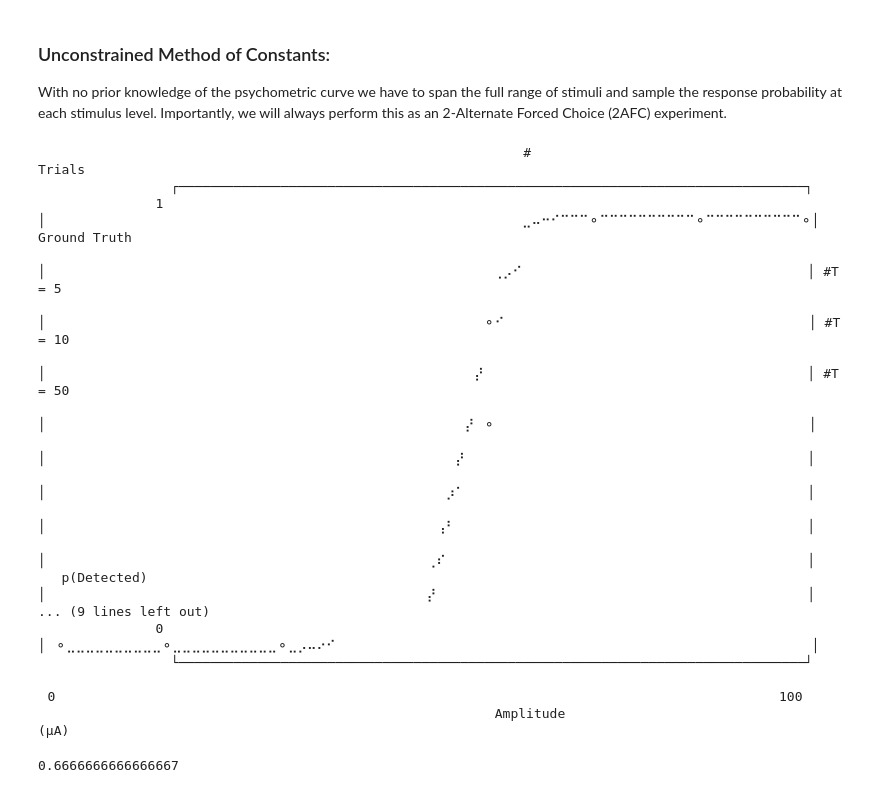
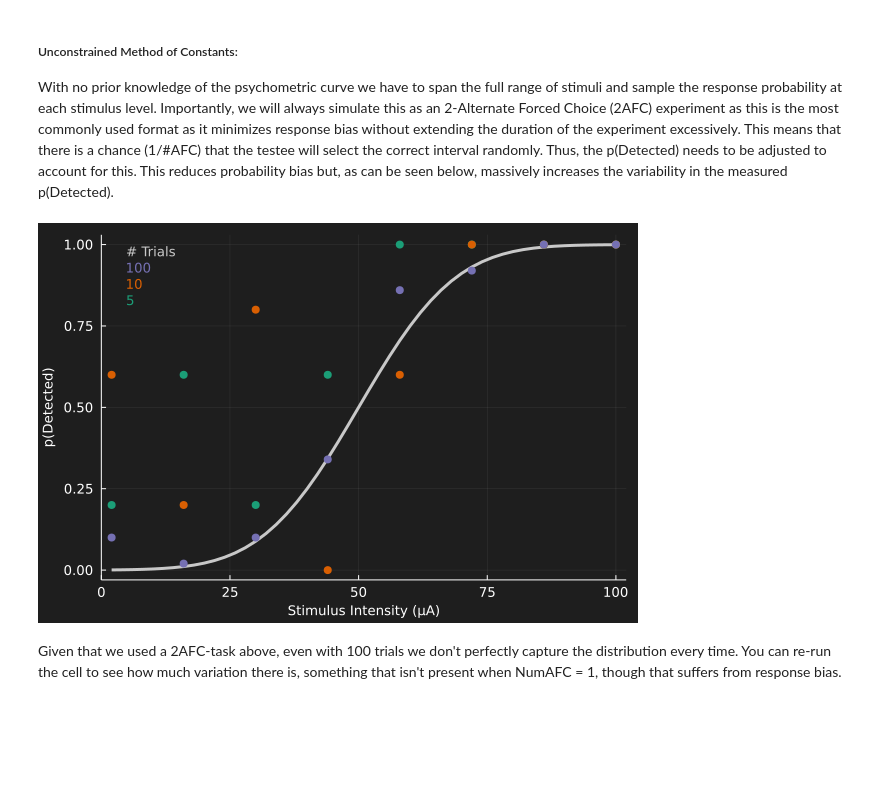
Before and after one commit to CMGreenspon/BCIDetectionThresholdSimulations, a Jupyter notebook: DetectionThresholdNotebook.ipynb, the cells around one changed output. Saved outputs shown, nothing was run; the diff lists cells and outputs as text; code cells hidden in the pictures; blank space fills up the shorter version.

```diff
--- a/DetectionThresholdNotebook.ipynb
+++ b/DetectionThresholdNotebook.ipynb
@@ -50,38 +47,27 @@ lineplot!(pDetected_plot, [detection_threshold, detection_threshold].- jnd, [0,
 # %% [markdown]
-### Unconstrained Method of Constants:
-With no prior knowledge of the psychometric curve we have to span the full range of stimuli and sample the response probability at each stimulus level. Importantly, we will always perform this as an 2-Alternate Forced Choice (2AFC) experiment.
+##### Unconstrained Method of Constants:
+With no prior knowledge of the psychometric curve we have to span the full range of stimuli and sample the response probability at each stimulus level. Importantly, we will always simulate this as an 2-Alternate Forced Choice (2AFC) experiment as this is the most commonly used format as it minimizes response bias without extending the duration of the experiment excessively. This means that there is a chance (1/#AFC) that the testee will select the correct interval randomly. Thus, the p(Detected) needs to be adjusted to account for this. This reduces probability bias but, as can be seen below, massively increases the variability in the measured p(Detected).
-# %%
-test_stims, test_stims_pDetected = GetConstantTargets(valid_stims, pDetected, Mode = "Unconstrained")
-
-# Prepare plot
-ntrials_constants_plot = lineplot(valid_stims, pDetected, title="# Trials", color=(169, 169, 169),
-    name = "Ground Truth", xlabel = "Amplitude (μA)", ylabel = "p(Detected)",
-    width = 80, height = 20, blend = false)
-# Show for each number of trial
-for num_trials in [5, 10, 50]
-    _, pd = ConstantSimulation(test_stims, test_stims_pDetected, num_trials, NumPerms = 1, NumAFC = 1)
-    scatterplot!(ntrials_constants_plot, test_stims, vec(pd), name="#T = $(num_trials)", marker=:circle)
-end
-display(ntrials_constants_plot)
-# %% [output]
-                 ⠀⠀⠀⠀⠀⠀⠀⠀⠀⠀⠀⠀⠀⠀⠀⠀⠀⠀⠀⠀⠀⠀⠀⠀⠀⠀⠀⠀⠀⠀⠀⠀⠀⠀⠀⠀⠀# Trials⠀⠀⠀⠀⠀⠀⠀⠀⠀⠀⠀⠀⠀⠀⠀⠀⠀⠀⠀⠀⠀⠀⠀⠀⠀⠀⠀⠀⠀⠀⠀⠀⠀⠀⠀⠀⠀
-                 ┌────────────────────────────────────────────────────────────────────────────────┐
-               1 │⠀⠀⠀⠀⠀⠀⠀⠀⠀⠀⠀⠀⠀⠀⠀⠀⠀⠀⠀⠀⠀⠀⠀⠀⠀⠀⠀⠀⠀⠀⠀⠀⠀⠀⠀⠀⠀⠀⠀⠀⠀⠀⠀⠀⠀⠀⠀⠀⠀⠀⣀⠤⠒⠊⠉⠉⠉⚬⠉⠉⠉⠉⠉⠉⠉⠉⠉⠉⚬⠉⠉⠉⠉⠉⠉⠉⠉⠉⠉⚬│ Ground Truth
-                 │⠀⠀⠀⠀⠀⠀⠀⠀⠀⠀⠀⠀⠀⠀⠀⠀⠀⠀⠀⠀⠀⠀⠀⠀⠀⠀⠀⠀⠀⠀⠀⠀⠀⠀⠀⠀⠀⠀⠀⠀⠀⠀⠀⠀⠀⠀⠀⢀⡠⠊⠀⠀⠀⠀⠀⠀⠀⠀⠀⠀⠀⠀⠀⠀⠀⠀⠀⠀⠀⠀⠀⠀⠀⠀⠀⠀⠀⠀⠀⠀│ #T = 5
-                 │⠀⠀⠀⠀⠀⠀⠀⠀⠀⠀⠀⠀⠀⠀⠀⠀⠀⠀⠀⠀⠀⠀⠀⠀⠀⠀⠀⠀⠀⠀⠀⠀⠀⠀⠀⠀⠀⠀⠀⠀⠀⠀⠀⠀⠀⠀⚬⠊⠀⠀⠀⠀⠀⠀⠀⠀⠀⠀⠀⠀⠀⠀⠀⠀⠀⠀⠀⠀⠀⠀⠀⠀⠀⠀⠀⠀⠀⠀⠀⠀│ #T = 10
-                 │⠀⠀⠀⠀⠀⠀⠀⠀⠀⠀⠀⠀⠀⠀⠀⠀⠀⠀⠀⠀⠀⠀⠀⠀⠀⠀⠀⠀⠀⠀⠀⠀⠀⠀⠀⠀⠀⠀⠀⠀⠀⠀⠀⠀⠀⡜⠀⠀⠀⠀⠀⠀⠀⠀⠀⠀⠀⠀⠀⠀⠀⠀⠀⠀⠀⠀⠀⠀⠀⠀⠀⠀⠀⠀⠀⠀⠀⠀⠀⠀│ #T = 50
-                 │⠀⠀⠀⠀⠀⠀⠀⠀⠀⠀⠀⠀⠀⠀⠀⠀⠀⠀⠀⠀⠀⠀⠀⠀⠀⠀⠀⠀⠀⠀⠀⠀⠀⠀⠀⠀⠀⠀⠀⠀⠀⠀⠀⠀⡜⠀⚬⠀⠀⠀⠀⠀⠀⠀⠀⠀⠀⠀⠀⠀⠀⠀⠀⠀⠀⠀⠀⠀⠀⠀⠀⠀⠀⠀⠀⠀⠀⠀⠀⠀│
-                 │⠀⠀⠀⠀⠀⠀⠀⠀⠀⠀⠀⠀⠀⠀⠀⠀⠀⠀⠀⠀⠀⠀⠀⠀⠀⠀⠀⠀⠀⠀⠀⠀⠀⠀⠀⠀⠀⠀⠀⠀⠀⠀⠀⡜⠀⠀⠀⠀⠀⠀⠀⠀⠀⠀⠀⠀⠀⠀⠀⠀⠀⠀⠀⠀⠀⠀⠀⠀⠀⠀⠀⠀⠀⠀⠀⠀⠀⠀⠀⠀│
-                 │⠀⠀⠀⠀⠀⠀⠀⠀⠀⠀⠀⠀⠀⠀⠀⠀⠀⠀⠀⠀⠀⠀⠀⠀⠀⠀⠀⠀⠀⠀⠀⠀⠀⠀⠀⠀⠀⠀⠀⠀⠀⠀⡰⠁⠀⠀⠀⠀⠀⠀⠀⠀⠀⠀⠀⠀⠀⠀⠀⠀⠀⠀⠀⠀⠀⠀⠀⠀⠀⠀⠀⠀⠀⠀⠀⠀⠀⠀⠀⠀│
-                 │⠀⠀⠀⠀⠀⠀⠀⠀⠀⠀⠀⠀⠀⠀⠀⠀⠀⠀⠀⠀⠀⠀⠀⠀⠀⠀⠀⠀⠀⠀⠀⠀⠀⠀⠀⠀⠀⠀⠀⠀⠀⢠⠃⠀⠀⠀⠀⠀⠀⠀⠀⠀⠀⠀⠀⠀⠀⠀⠀⠀⠀⠀⠀⠀⠀⠀⠀⠀⠀⠀⠀⠀⠀⠀⠀⠀⠀⠀⠀⠀│
-                 │⠀⠀⠀⠀⠀⠀⠀⠀⠀⠀⠀⠀⠀⠀⠀⠀⠀⠀⠀⠀⠀⠀⠀⠀⠀⠀⠀⠀⠀⠀⠀⠀⠀⠀⠀⠀⠀⠀⠀⠀⢀⠎⠀⠀⠀⠀⠀⠀⠀⠀⠀⠀⠀⠀⠀⠀⠀⠀⠀⠀⠀⠀⠀⠀⠀⠀⠀⠀⠀⠀⠀⠀⠀⠀⠀⠀⠀⠀⠀⠀│
-   p(Detected)   │⠀⠀⠀⠀⠀⠀⠀⠀⠀⠀⠀⠀⠀⠀⠀⠀⠀⠀⠀⠀⠀⠀⠀⠀⠀⠀⠀⠀⠀⠀⠀⠀⠀⠀⠀⠀⠀⠀⠀⠀⡜⠀⠀⠀⠀⠀⠀⠀⠀⠀⠀⠀⠀⠀⠀⠀⠀⠀⠀⠀⠀⠀⠀⠀⠀⠀⠀⠀⠀⠀⠀⠀⠀⠀⠀⠀⠀⠀⠀⠀│
-... (9 lines left out)
-               0 │⠀⚬⣀⣀⣀⣀⣀⣀⣀⣀⣀⣀⚬⣀⣀⣀⣀⣀⣀⣀⣀⣀⣀⣀⚬⣀⡠⠤⠔⠊⠀⠀⠀⠀⠀⠀⠀⠀⠀⠀⠀⠀⠀⠀⠀⠀⠀⠀⠀⠀⠀⠀⠀⠀⠀⠀⠀⠀⠀⠀⠀⠀⠀⠀⠀⠀⠀⠀⠀⠀⠀⠀⠀⠀⠀⠀⠀⠀⠀⠀│
-                 └────────────────────────────────────────────────────────────────────────────────┘
-                 ⠀0⠀⠀⠀⠀⠀⠀⠀⠀⠀⠀⠀⠀⠀⠀⠀⠀⠀⠀⠀⠀⠀⠀⠀⠀⠀⠀⠀⠀⠀⠀⠀⠀⠀⠀⠀⠀⠀⠀⠀⠀⠀⠀⠀⠀⠀⠀⠀⠀⠀⠀⠀⠀⠀⠀⠀⠀⠀⠀⠀⠀⠀⠀⠀⠀⠀⠀⠀⠀⠀⠀⠀⠀⠀⠀⠀⠀100⠀
-                 ⠀⠀⠀⠀⠀⠀⠀⠀⠀⠀⠀⠀⠀⠀⠀⠀⠀⠀⠀⠀⠀⠀⠀⠀⠀⠀⠀⠀⠀⠀⠀⠀⠀⠀Amplitude (μA)⠀⠀⠀⠀⠀⠀⠀⠀⠀⠀⠀⠀⠀⠀⠀⠀⠀⠀⠀⠀⠀⠀⠀⠀⠀⠀⠀⠀⠀⠀⠀⠀⠀⠀
-# %%
-(1-1/3)
-# %% [output]
-0.6666666666666667
+# %%
+# Here we will choose which stimulus levels to test at
+test_stims, test_stims_pDetected = GetConstantTargets(valid_stims, pDetected, Mode = "Unconstrained")
+# Prepare plot
+ConstantExamplePlot = plot(background_color = "rgb(30,30,30)", legend=false, xlabel = "Stimulus Intensity (μA)",
+    ylabel = "p(Detected)", xlim=(0, 102), guidefontsize = fs, tickfontsize = fs)
+plot!(ConstantExamplePlot, valid_stims, pDetected, linecolor="rgb(200,200,200)", linewidth = 3)
+# Show for each number of trial
+yl = .85; y_dec = .05
+for (i,num_trials) in enumerate([5, 10, 100])
+    _, pd = ConstantSimulation(test_stims, test_stims_pDetected, num_trials, NumPerms = 1, NumAFC = 2)
+    scatter!(ConstantExamplePlot, test_stims, vec(pd),  marker=:circle, markersize=5, markeralpha=1,
+    markercolor=ColorSchemes.Dark2_3[i], markerstrokecolor=ColorSchemes.Dark2_3[i])
+    annotate!(ConstantExamplePlot, 5, yl, num_trials, annotationfontsize=fs, annotationhalign=:left,
+        annotationvalign=:top, annotationcolor=markerstrokecolor=ColorSchemes.Dark2_3[i])
+    yl = yl + y_dec
+end
+annotate!(ConstantExamplePlot, 5, yl, "# Trials", annotationfontsize=fs, annotationhalign=:left,
+        annotationvalign=:top, annotationcolor="rgb(200,200,200)")
+display(ConstantExamplePlot)
+# %% [output]
+[figure, added]
+# %% [markdown]
+Given that we used a 2AFC-task above, even with 100 trials we don't perfectly capture the distribution every time. You can re-run the cell to see how much variation there is, something that isn't present when NumAFC = 1, though that suffers from response bias.
```
Also changed, not shown: parts of 3 cells of this notebook, 2 other files.
